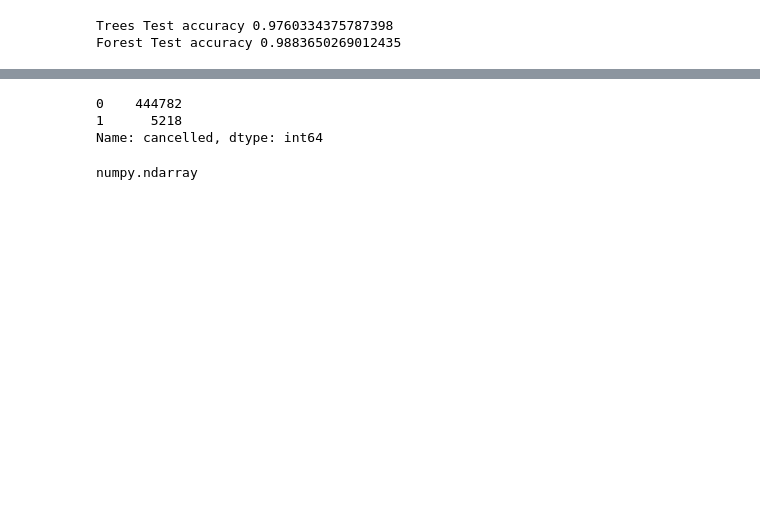
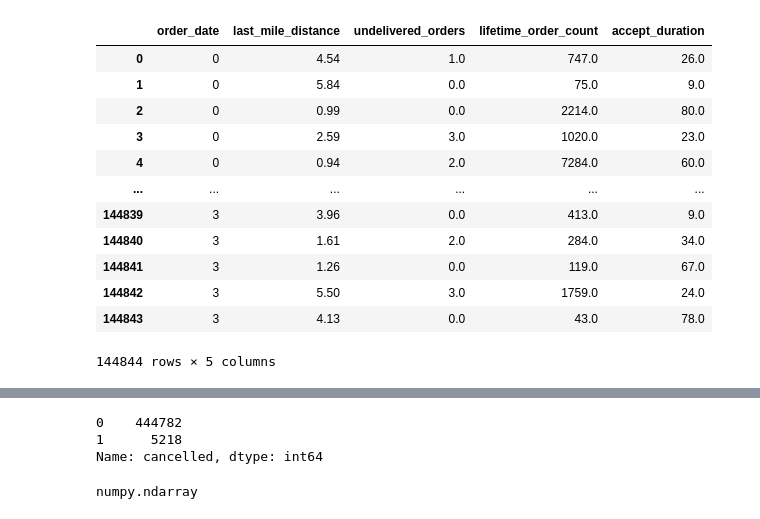
Before and after one commit to ramen-7/CascadeCupIITG, a Jupyter notebook: Hackathon Jan IITG/IITG Cascade Cup - Shivam.ipynb, the cells around one changed output, grey strips where cells are left out. Cells and saved outputs as stored; diff of their text form; code cells hidden in the pictures; blank space fills up the shorter version.

```diff
--- a/Hackathon Jan IITG/IITG Cascade Cup - Shivam.ipynb
+++ b/Hackathon Jan IITG/IITG Cascade Cup - Shivam.ipynb
@@ -128,11 +167,22 @@ def scale_numeric(df):
     x_scaled = scaler.fit_transform(x)
     df = pd.DataFrame(x_scaled)
     return df
-# %%
-main()
-# %% [output]
-Trees Test accuracy 0.9760334375787398
-Forest Test accuracy 0.9883650269012435
+# %%
+test_df
+# %% [output]
+|  | order_date | last_mile_distance | undelivered_orders | lifetime_order_count | accept_duration |
+| 0 | 0 | 4.54 | 1.0 | 747.0 | 26.0 |
+| 1 | 0 | 5.84 | 0.0 | 75.0 | 9.0 |
+| 2 | 0 | 0.99 | 0.0 | 2214.0 | 80.0 |
+| 3 | 0 | 2.59 | 3.0 | 1020.0 | 23.0 |
+| 4 | 0 | 0.94 | 2.0 | 7284.0 | 60.0 |
+| ... | ... | ... | ... | ... | ... |
+| 144839 | 3 | 3.96 | 0.0 | 413.0 | 9.0 |
+| 144840 | 3 | 1.61 | 2.0 | 284.0 | 34.0 |
+| 144841 | 3 | 1.26 | 0.0 | 119.0 | 67.0 |
+| 144842 | 3 | 5.50 | 3.0 | 1759.0 | 24.0 |
+| 144843 | 3 | 4.13 | 0.0 | 43.0 | 78.0 |
+144844 rows × 5 columns
 # %%
 xgb()
 # %% [output]
```
Also changed, not shown: parts of 19 cells of this notebook, 1 other file.
